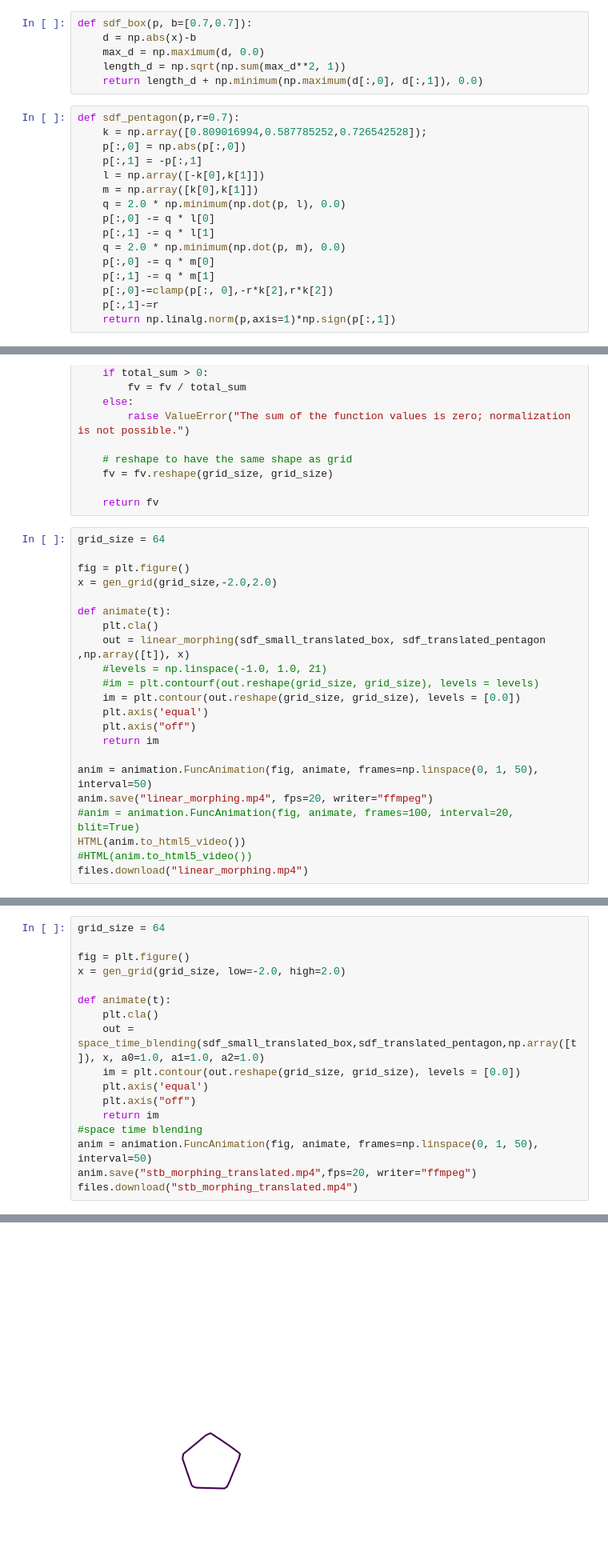
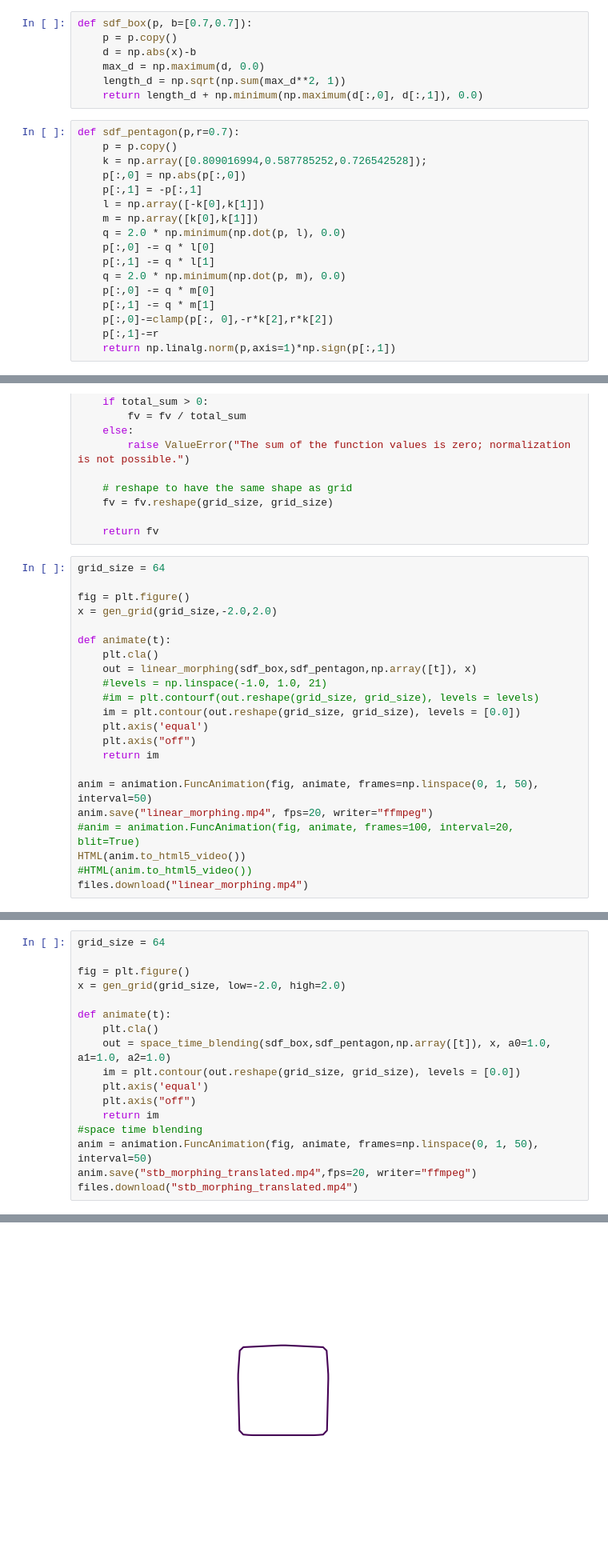
Before and after one commit to Shona173/codes, a Jupyter notebook: Comparing_Bounding_brending_and_linear_brending.ipynb, the cells around one changed output, grey strips where cells are left out. Shown at 80% size. Cells and saved outputs as stored; diff of their text form.

```diff
--- a/Comparing_Bounding_brending_and_linear_brending.ipynb
+++ b/Comparing_Bounding_brending_and_linear_brending.ipynb
@@ -22,12 +22,14 @@ def clamp(value, min_val, max_val):
     return np.maximum(min_val, np.minimum(value, max_val))
 # %%
 def sdf_box(p, b=[0.7,0.7]):
+    p = p.copy()
     d = np.abs(x)-b
     max_d = np.maximum(d, 0.0)
     length_d = np.sqrt(np.sum(max_d**2, 1))
     return length_d + np.minimum(np.maximum(d[:,0], d[:,1]), 0.0)
 # %%
 def sdf_pentagon(p,r=0.7):
+    p = p.copy()
     k = np.array([0.809016994,0.587785252,0.726542528]);
     p[:,0] = np.abs(p[:,0])
     p[:,1] = -p[:,1]
@@ -121,7 +127,7 @@ x = gen_grid(grid_size,-2.0,2.0)
 
 def animate(t):
     plt.cla()
-    out = linear_morphing(sdf_small_translated_box, sdf_translated_pentagon ,np.array([t]), x)
+    out = linear_morphing(sdf_box,sdf_pentagon,np.array([t]), x)
     #levels = np.linspace(-1.0, 1.0, 21)
     #im = plt.contourf(out.reshape(grid_size, grid_size), levels = levels)
     im = plt.contour(out.reshape(grid_size, grid_size), levels = [0.0])
@@ -142,24 +148,24 @@ files.download("linear_morphing.mp4")
 # %%
 grid_size = 64
 
 fig = plt.figure()
 x = gen_grid(grid_size, low=-2.0, high=2.0)
 
 def animate(t):
     plt.cla()
-    out = space_time_blending(sdf_small_translated_box,sdf_translated_pentagon,np.array([t]), x, a0=1.0, a1=1.0, a2=1.0)
+    out = space_time_blending(sdf_box,sdf_pentagon,np.array([t]), x, a0=1.0, a1=1.0, a2=1.0)
     im = plt.contour(out.reshape(grid_size, grid_size), levels = [0.0])
     plt.axis('equal')
     plt.axis("off")
     return im
 #space time blending
 anim = animation.FuncAnimation(fig, animate, frames=np.linspace(0, 1, 50), interval=50)
 anim.save("stb_morphing_translated.mp4",fps=20, writer="ffmpeg")
 files.download("stb_morphing_translated.mp4")
 # %% [output]
 [interactive output not drawn]
 [interactive output not drawn]
-[figure, old version]
+[figure, new version]
 # %%
 grid_size = 64
 grid = gen_grid(grid_size,-2.0,2.0)
```
Also changed, not shown: parts of 5 cells of this notebook.
